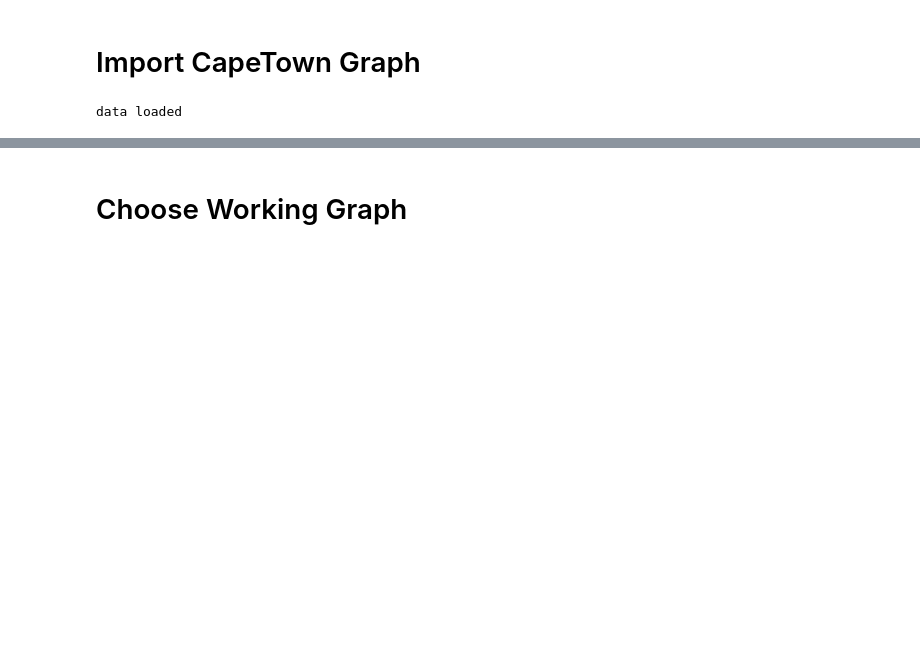
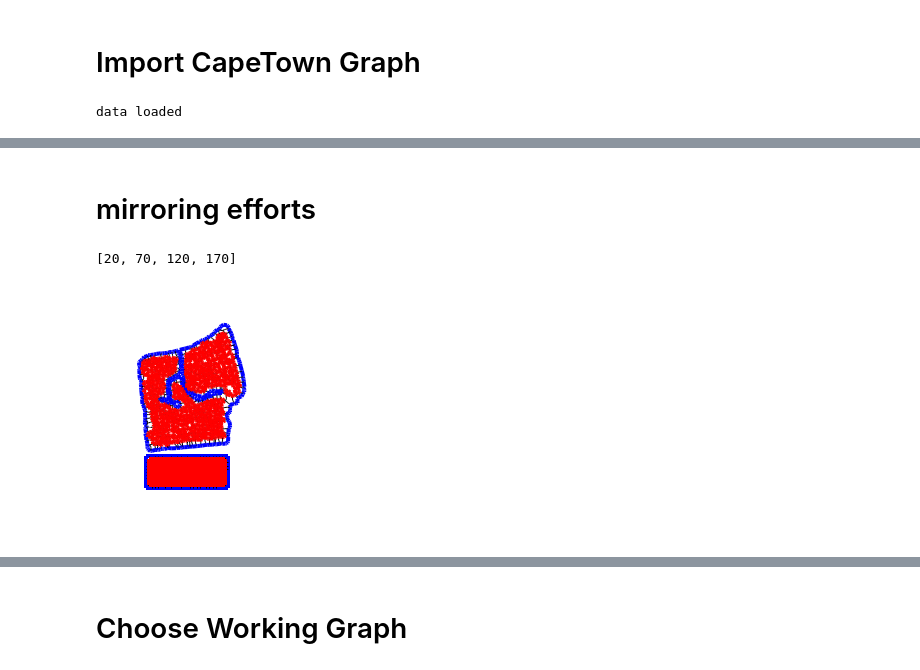
Before and after one commit to brelsford/topology, a Jupyter notebook: Level Change explore.ipynb, the cells around one changed output, grey strips where cells are left out. Saved outputs shown, nothing was run; the diff lists cells and outputs as text; code cells hidden in the pictures; blank space fills up the shorter version.

```diff
--- a/Level Change explore.ipynb
+++ b/Level Change explore.ipynb
@@ -58,0 +81,18 @@ cape = original.copy()
+# %% [markdown]
+# mirroring efforts
+# %%
+xshift = [50*i-30 for i in range(1,5)]
+print xshift
+
+xs = [mgh.testGraphLattice(11,xshift=x,yshift=-50,scale=5).G for x in xshift]
+cm = mg.MyGraph(nx.compose_all(xs))
+
+for n in cm.G.nodes():
+    if n.x > 150:
+        cm.G.remove_node(n)
+
+cape.plot_roads()
+cm.plot_roads(new_plot=False, update = True)
+# %% [output]
+[20, 70, 120, 170]
+[figure, added]
```
Also changed, not shown: parts of 6 cells of this notebook, 3 other files.
